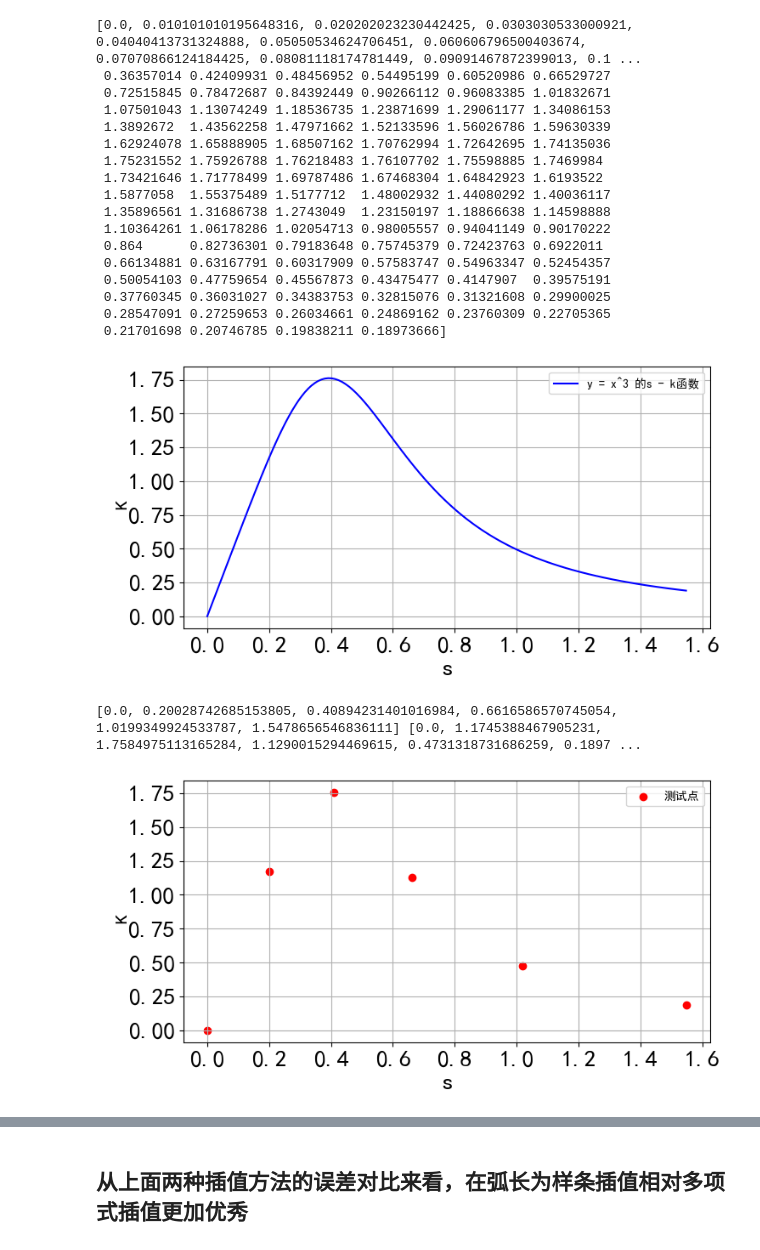
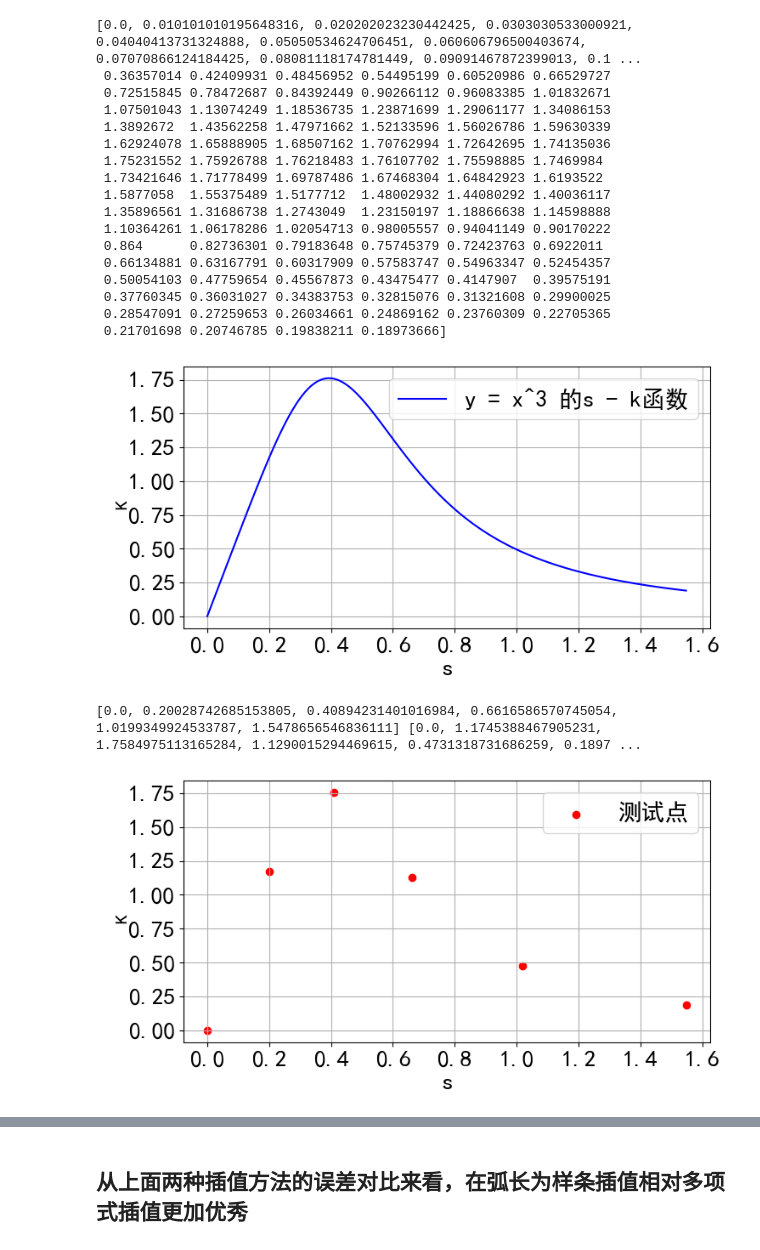
Before and after one commit to JesterHey/2024------, a Jupyter notebook: 插值方法的误差对比.ipynb, the cells around one changed output, grey strips where cells are left out. Saved outputs shown, nothing was run; the diff lists cells and outputs as text; code cells hidden in the pictures.

```diff
--- a/插值方法的误差对比.ipynb
+++ b/插值方法的误差对比.ipynb
@@ -36,35 +36,35 @@ kappa_values = curvature(x_values)
 # 计算弧长函数
 s_values = [arc_length(x) for x in x_values]
 print(s_values, kappa_values)
 # 绘制弧长-曲率关系图像
 plt.figure(figsize=(8, 4))
 plt.plot(s_values, kappa_values, label='y = x^3 的s - k函数', color='blue')
 plt.xlabel('s', fontsize=20)
 plt.ylabel('κ', fontsize=20)
 plt.xticks(fontsize=20)
 plt.yticks(fontsize=20)
-plt.legend()
+plt.legend(fontsize=20)
 plt.grid(True)
 plt.show()
 # %% [output]
 [0.0, 0.010101010195648316, 0.020202023230442425, 0.0303030533000921, 0.04040413731324888, 0.05050534624706451, 0.060606796500403674, 0.07070866124184425, 0.08081118174781449, 0.09091467872399013, 0.1 ...
  0.36357014 0.42409931 0.48456952 0.54495199 0.60520986 0.66529727
  0.72515845 0.78472687 0.84392449 0.90266112 0.96083385 1.01832671
  1.07501043 1.13074249 1.18536735 1.23871699 1.29061177 1.34086153
  1.3892672  1.43562258 1.47971662 1.52133596 1.56026786 1.59630339
  1.62924078 1.65888905 1.68507162 1.70762994 1.72642695 1.74135036
  1.75231552 1.75926788 1.76218483 1.76107702 1.75598885 1.7469984
  1.73421646 1.71778499 1.69787486 1.67468304 1.64842923 1.6193522
  1.5877058  1.55375489 1.5177712  1.48002932 1.44080292 1.40036117
  1.35896561 1.31686738 1.2743049  1.23150197 1.18866638 1.14598888
  1.10364261 1.06178286 1.02054713 0.98005557 0.94041149 0.90170222
  0.864      0.82736301 0.79183648 0.75745379 0.72423763 0.6922011
  0.66134881 0.63167791 0.60317909 0.57583747 0.54963347 0.52454357
  0.50054103 0.47759654 0.45567873 0.43475477 0.4147907  0.39575191
  0.37760345 0.36031027 0.34383753 0.32815076 0.31321608 0.29900025
  0.28547091 0.27259653 0.26034661 0.24869162 0.23760309 0.22705365
  0.21701698 0.20746785 0.19838211 0.18973666]
-[figure, old version]
+[figure, new version]
 # %%
 # 从上式中等距抽取 6 个点
 test_s = [arc_length(x) for x in np.linspace(0, 1, 6)]
@@ -77,12 +77,12 @@ plt.xlabel('s', fontsize=20)
 plt.ylabel('κ', fontsize=20)
 plt.xticks(fontsize=20)
 plt.yticks(fontsize=20)
-plt.legend()
+plt.legend(fontsize=20)
 plt.grid(True)
 plt.show()
 # %% [output]
 [0.0, 0.20028742685153805, 0.40894231401016984, 0.6616586570745054, 1.0199349924533787, 1.5478656546836111] [0.0, 1.1745388467905231, 1.7584975113165284, 1.1290015294469615, 0.4731318731686259, 0.1897 ...
-[figure, old version]
+[figure, new version]
 # %%
 # 采用样条插值法对曲率函数进行插值
 from scipy.interpolate import CubicSpline
```
Also changed, not shown: parts of 3 cells of this notebook, 2 other files.
